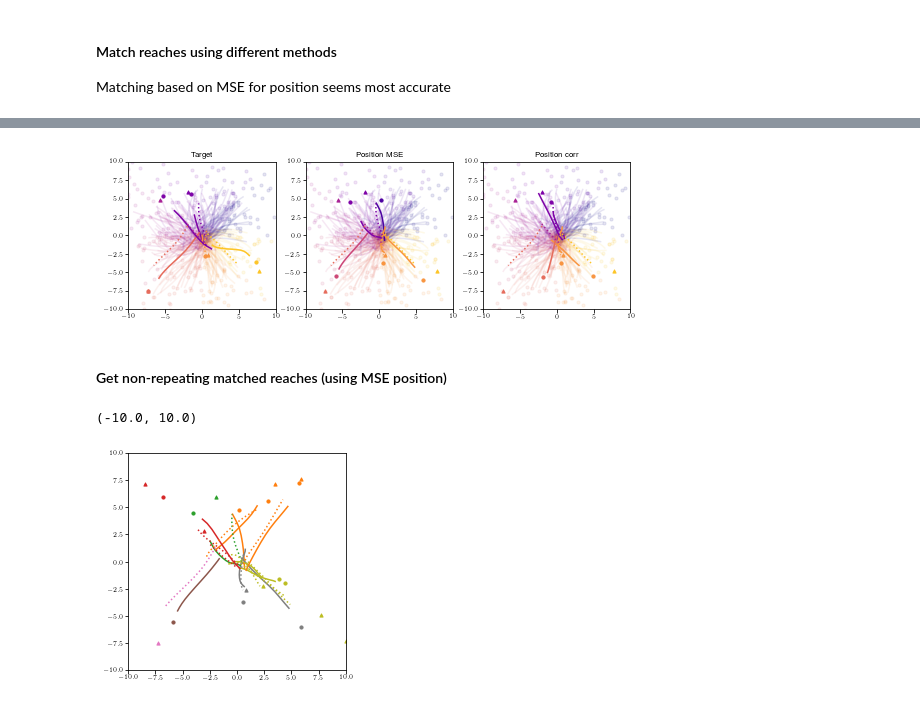
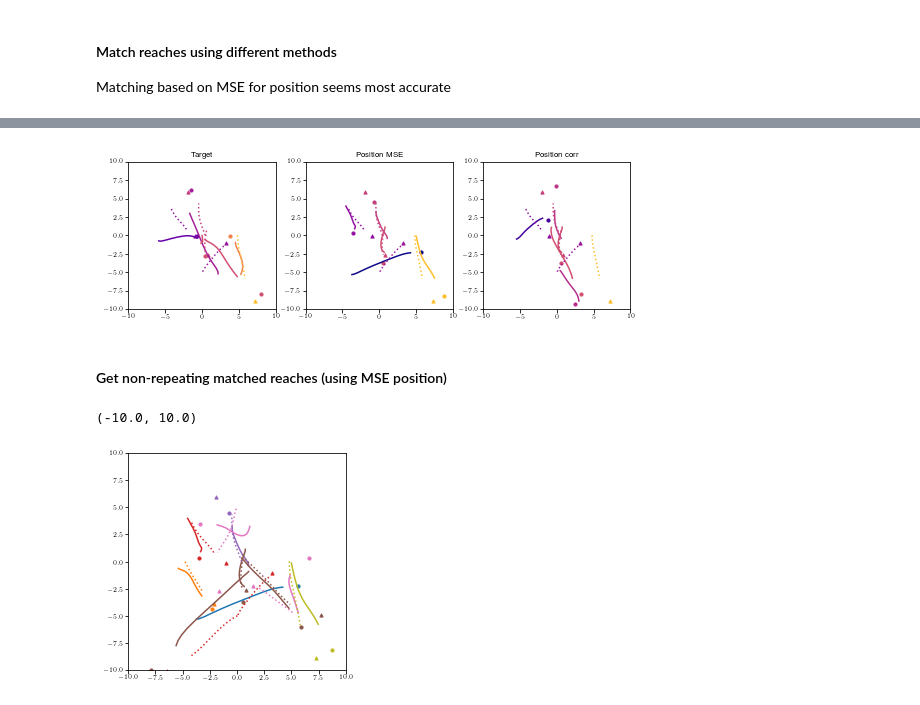
Before and after one commit to AtMostafa/multi-animal-alignment, a Jupyter notebook: random_walk/match_data.ipynb, the cells around one changed output, grey strips where cells are left out. Drawn from its saved outputs; the diff is of its cells as text; code cells hidden in the pictures.

Commit message:
optimized matching reaches

```diff
--- a/random_walk/match_data.ipynb
+++ b/random_walk/match_data.ipynb
@@ -83,7 +83,7 @@ def get_full_random_walk_data():
         df_['reach_id'] = range(len(df_))
 
         #subset center-out trials
-        df_ = df_[df_.dist_start_center < defs.subset_radius]
+        df_ = df_[df_.center_dist < defs.subset_radius]
         df_ = df_.reset_index()
 
         #execution epoch
@@ -132,16 +158,21 @@ allDFs_MCx[ref_i]
 # %% [markdown]
 #### Plot reaches for datasets
 # %%
+import random_walk.defs as defs
+reload(defs)
+
 #plot centered reaches for each dataset
-colors = utility.get_colors(defs.n_target_groups)
+target_groups = defs.target_groups
+colors = utility.get_colors(len(target_groups))
 fig, axs = plt.subplots(ncols=2)
 for j, df_ in enumerate([df1,df2]):
     for i in range(len(df_)):
         pos = df_.pos_centered.values[i]
         targets = df_.target_centered.values[i]
         target_group = df_.target_group.values[i]
-        axs[j].plot(*pos[:].T, c=colors[target_group])
-        axs[j].scatter(*targets[:].T, s = 10, c=colors[target_group])
+        color_idx = np.where(target_groups == target_group)[0][0]
+        axs[j].plot(*pos[:].T, c=colors[color_idx])
+        axs[j].scatter(*targets[:].T, s = 10, c=colors[color_idx])
     axs[j].set_aspect(1)
     axs[j].set_xlim([-10,10])
     axs[j].set_ylim([-10,10])
@@ -196,44 +236,50 @@ Ntrials: 233 93
 # %%
 #plot different criteria for matching
 criteria = [closest_targets, closest_pos, closest_corr]
 col_names = ['Target', 'Position MSE', 'Position corr']
 
 fig,axs = plt.subplots(ncols=len(criteria), figsize = (3*len(criteria), 3))
-colors = utility.get_colors(defs.n_target_groups)
+colors = utility.get_colors(len(target_groups))
 ntrials = 5
 
 for j, crit in enumerate(criteria):
     df = df1
-    for i in range(len(df)):
-        pos = df.pos_centered.values[i]
-        targets = df.target_centered.values[i]
-        target_group = df.target_group.values[i]
-        axs[j].plot(*pos[:].T, c=colors[target_group], alpha = 0.1)
-        axs[j].scatter(*targets[:].T, s = 10, c=colors[target_group], alpha = 0.1)
+    #all reaches
+    # for i in range(len(df)):
+    #     pos = df.pos_centered.values[i]
+    #     targets = df.target_centered.values[i]
+    #     target_group = df.target_group.values[i]
+    #     color_idx = np.where(target_groups == target_group)[0][0]
+    #     axs[j].plot(*pos[:].T, c=colors[color_idx], alpha = 0.1)
+    #     axs[j].scatter(*targets[:].T, s = 10, c=colors[color_idx], alpha = 0.1)
 
+    #df1 matched reach
     df = df1.iloc[crit]
     for i in range(ntrials):
         pos = df.pos_centered.values[i]
         targets = df.target_centered.values[i]
         target_group = df.target_group.values[i]
-        axs[j].plot(*pos[:].T, c=colors[target_group])
-        axs[j].scatter(*targets[:].T, s = 10, c=colors[target_group])
+        color_idx = np.where(target_groups == target_group)[0][0]
+        axs[j].plot(*pos[:].T, c=colors[color_idx])
+        axs[j].scatter(*targets[:].T, s = 10, c=colors[color_idx])
 
+    #df2 matched reach
     df = df2
     for i in range(ntrials):
         pos = df.pos_centered.values[i]
         targets = df.target_centered.values[i]
         target_group = df.target_group.values[i]
-        axs[j].plot(*pos[:].T, c=colors[target_group], linestyle = 'dotted')
-        axs[j].scatter(*targets[:].T, s = 10, c=colors[target_group],marker = '^')
+        color_idx = np.where(target_groups == target_group)[0][0]
+        axs[j].plot(*pos[:].T, c=colors[color_idx], linestyle = 'dotted')
+        axs[j].scatter(*targets[:].T, s = 10, c=colors[color_idx],marker = '^')
     axs[j].set_aspect(1)
     axs[j].set_xlim([-10,10])
     axs[j].set_ylim([-10,10])
 
 for i in range(len(col_names)):
     axs[i].set_title(col_names[i])
 # %% [output]
-[figure, old version]
+[figure, new version]
 # %% [markdown]
 #### Get non-repeating matched reaches (using MSE position)
 # %%
@@ -262,32 +416,37 @@ for i, df1_match in enumerate(closest_pos):
 # %%
 #subset dataframes with matched reaches
+df1_idx = closest_pos
+df2_idx = range(len(df2))
+idx_dict = dict(zip(df2_idx,df1_idx))
 df1_subset = df1.iloc[df1_idx]
 df2_subset = df2.iloc[df2_idx]
 
 #plot matched reaches
 ntrials = 10
-colors = utility.get_colors(defs.n_target_groups, 'tab10')
+colors = utility.get_colors(len(defs.target_groups), 'tab10')
 plt.figure()
 df = df1_subset
 for i in range(ntrials):
     pos = df.pos_centered.values[i]
     targets = df.target_centered.values[i]
     target_group = df.target_group.values[i]
-    plt.plot(*pos[:].T, c=colors[target_group])
-    plt.scatter(*targets[:].T, s = 10, c=colors[target_group])
+    color_idx = np.where(target_groups == target_group)[0][0]
+    plt.plot(*pos[:].T, c=colors[color_idx])
+    plt.scatter(*targets[:].T, s = 10, c=colors[color_idx])
 
 df = df2_subset
 for i in range(ntrials):
     pos = df.pos_centered.values[i]
     targets = df.target_centered.values[i]
     target_group = df.target_group.values[i]
-    plt.plot(*pos[:].T, c=colors[target_group], linestyle = 'dotted')
-    plt.scatter(*targets[:].T, s = 10, c=colors[target_group],marker = '^')
+    color_idx = np.where(target_groups == target_group)[0][0]
+    plt.plot(*pos[:].T, c=colors[color_idx], linestyle = 'dotted')
+    plt.scatter(*targets[:].T, s = 10, c=colors[color_idx],marker = '^')
 plt.gca().set_aspect(1)
 plt.xlim([-10,10])
 plt.ylim([-10,10])
 # %% [output]
 (-10.0, 10.0)
-[figure, old version]
+[figure, new version]
 # %%
 #set target ids
```
Also changed, not shown: parts of 12 cells of this notebook, 3 other files.
